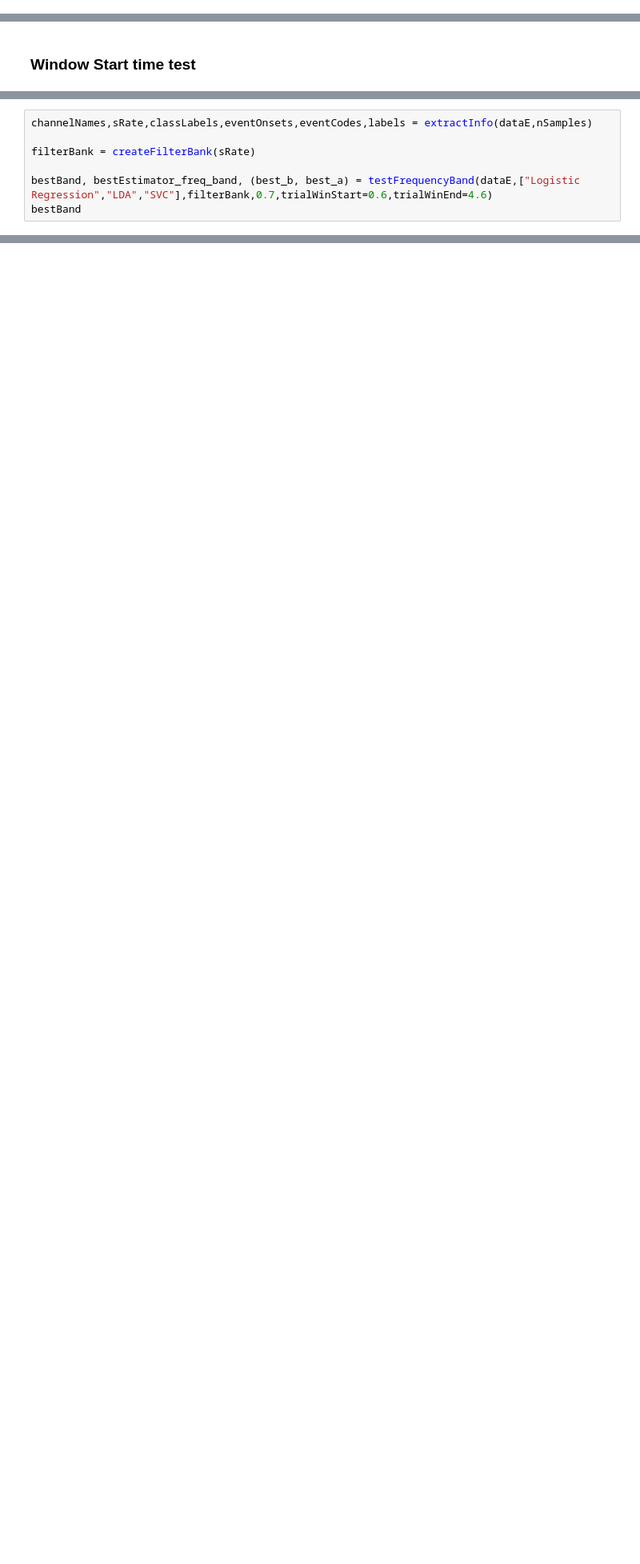
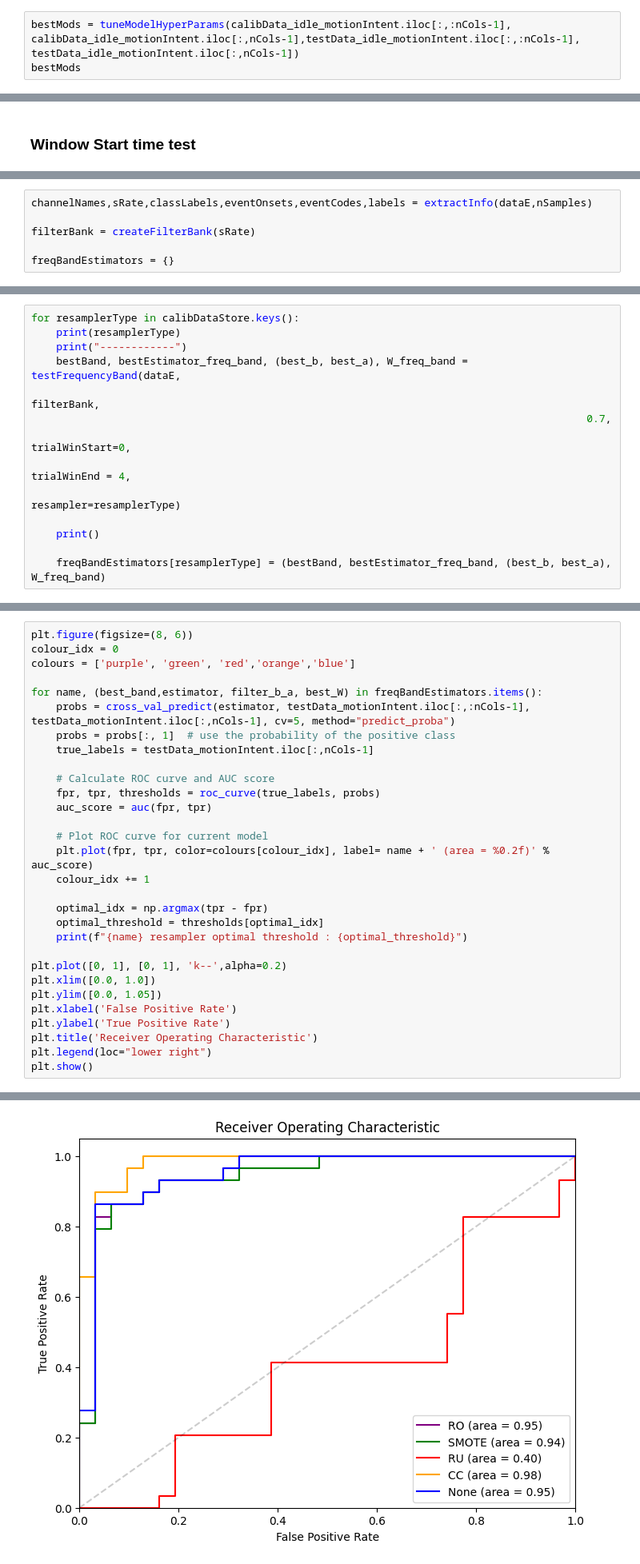
Before and after one commit to alfredsadjei/BCI_COMP_IV, a Jupyter notebook: BCI_COMP_IV_subjectE.ipynb, the cells around one changed output, grey strips where cells are left out. Shown at 80% size. Saved outputs shown, nothing was run; the diff lists cells and outputs as text; blank space fills up the shorter version.

```diff
--- a/BCI_COMP_IV_subjectE.ipynb
+++ b/BCI_COMP_IV_subjectE.ipynb
@@ -111,0 +59,3 @@ _ = testWindowLength(dataE,
+# %%
+bestMods = tuneModelHyperParams(calibData_idle_motionIntent.iloc[:,:nCols-1], calibData_idle_motionIntent.iloc[:,nCols-1],testData_idle_motionIntent.iloc[:,:nCols-1], testData_idle_motionIntent.iloc[:,nCols-1])
+bestMods
@@ -135,5 +188,4 @@ channelNames,sRate,classLabels,eventOnsets,eventCodes,labels = extractInfo(dataE
 
 filterBank = createFilterBank(sRate)
 
-bestBand, bestEstimator_freq_band, (best_b, best_a) = testFrequencyBand(dataE,["Logistic Regression","LDA","SVC"],filterBank,0.7,trialWinStart=0.6,trialWinEnd=4.6)
-bestBand
+freqBandEstimators = {}
@@ -144,0 +192,14 @@ bestBand
+# %%
+for resamplerType in calibDataStore.keys():
+    print(resamplerType)
+    print("------------")
+    bestBand, bestEstimator_freq_band, (best_b, best_a), W_freq_band = testFrequencyBand(dataE,
+                                                                                         filterBank,
+                                                                                         0.7,
+                                                                                         trialWinStart=0,
+                                                                                         trialWinEnd = 4,
+                                                                                         resampler=resamplerType)
+
+    print()
+
+    freqBandEstimators[resamplerType] = (bestBand, bestEstimator_freq_band, (best_b, best_a), W_freq_band)
@@ -144,0 +224,31 @@ bestBand
+# %%
+plt.figure(figsize=(8, 6))
+colour_idx = 0
+colours = ['purple', 'green', 'red','orange','blue']
+
+for name, (best_band,estimator, filter_b_a, best_W) in freqBandEstimators.items():
+    probs = cross_val_predict(estimator, testData_motionIntent.iloc[:,:nCols-1], testData_motionIntent.iloc[:,nCols-1], cv=5, method="predict_proba")
+    probs = probs[:, 1]  # use the probability of the positive class
+    true_labels = testData_motionIntent.iloc[:,nCols-1]
+
+    # Calculate ROC curve and AUC score
+    fpr, tpr, thresholds = roc_curve(true_labels, probs)
+    auc_score = auc(fpr, tpr)
+
+    # Plot ROC curve for current model
+    plt.plot(fpr, tpr, color=colours[colour_idx], label= name + ' (area = %0.2f)' % auc_score)
+    colour_idx += 1
+
+    optimal_idx = np.argmax(tpr - fpr)
+    optimal_threshold = thresholds[optimal_idx]
+    print(f"{name} resampler optimal threshold : {optimal_threshold}")
+
+plt.plot([0, 1], [0, 1], 'k--',alpha=0.2)
+plt.xlim([0.0, 1.0])
+plt.ylim([0.0, 1.05])
+plt.xlabel('False Positive Rate')
+plt.ylabel('True Positive Rate')
+plt.title('Receiver Operating Characteristic')
+plt.legend(loc="lower right")
+plt.show()
+# %% [output]
@@ -144,0 +260 @@ bestBand
+[figure, added]
```
Also changed, not shown: parts of 47 cells of this notebook, 16 other files.
